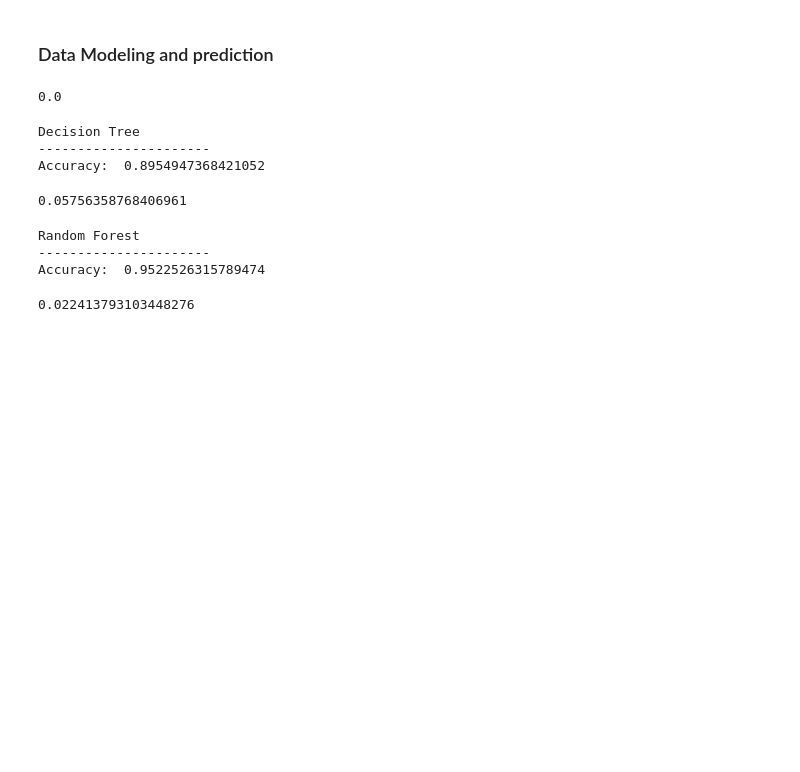
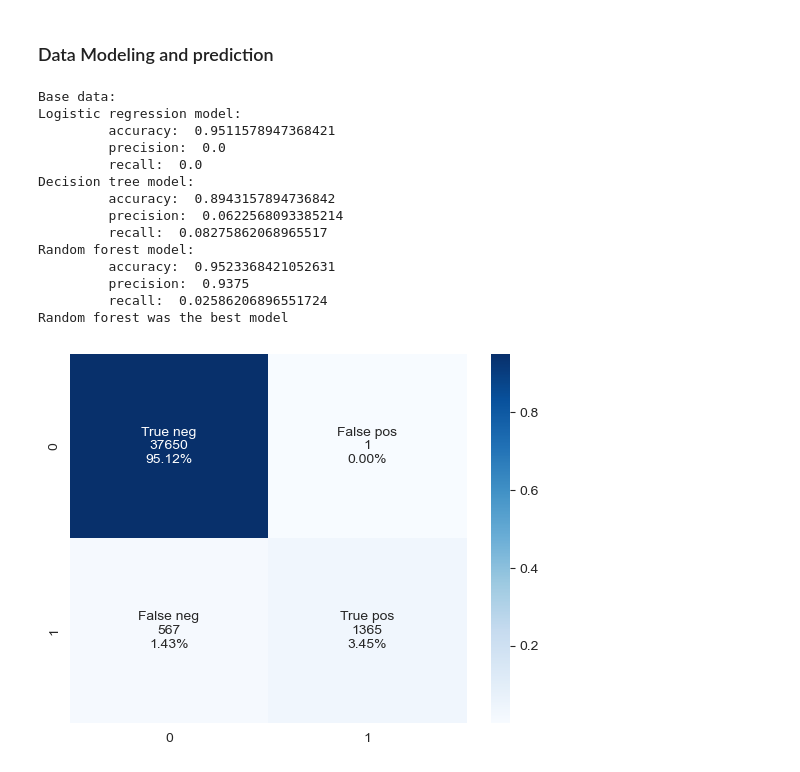
Before and after one commit to schuberte2026/DS_Project, a Jupyter notebook: Data Cleaning.ipynb, the cells around one changed output. Saved outputs shown, nothing was run; the diff lists cells and outputs as text; code cells hidden in the pictures; blank space fills up the shorter version.

```diff
--- a/Data Cleaning.ipynb
+++ b/Data Cleaning.ipynb
@@ -213,41 +350,3 @@ del x_test["Fraudulent"]
 scaler = preprocessing.StandardScaler().fit(x_train)
 x_train_scaled = scaler.transform(x_train)
 x_test_scaled = scaler.transform(x_test)
-# %%
-#Logistic Regressor
-lr_model = LogisticRegression().fit(x_train_scaled, y_train)
-y_pred = lr_model.predict(x_test_scaled)
-#accuracy = accuracy_score(y_test, y_pred)
-#kfold_accuracy = cross_val_score(lr_model, x_test, y_test, cv=10)
-#print("Logistic Regressor\n----------------------\nAccuracy: ", accuracy)
-precision_score(y_test, y_pred)
-# %% [output]
-0.0
-# %%
-#Decision tree
-dt_model = DecisionTreeClassifier(random_state=0).fit(x_train, y_train)
-y_pred = dt_model.predict(x_test)
-accuracy = accuracy_score(y_test, y_pred)
-print("Decision Tree\n----------------------\nAccuracy: ", accuracy)
-np.unique(y_pred)
-precision_score(y_test, y_pred)
-recall_score(y_test, y_pred)
-# %% [output]
-Decision Tree
-----------------------
-Accuracy:  0.8954947368421052
-0.05756358768406961
-# %%
-#random forest
-rf_model = RandomForestClassifier().fit(x_train, y_train)
-y_pred = rf_model.predict(x_test)
-accuracy = accuracy_score(y_test, y_pred)
-print("Random Forest\n----------------------\nAccuracy: ", accuracy)
-np.unique(y_pred)
-precision_score(y_test, y_pred)
-recall_score(y_test, y_pred)
-# %% [output]
-Random Forest
-----------------------
-Accuracy:  0.9522526315789474
-0.022413793103448276
@@ -253,0 +412,19 @@ Accuracy:  0.9522526315789474
+# %%
+print("Base data:")
+try_models(x_train_scaled,x_test_scaled,y_train,y_test)
+# %% [output]
+Base data:
+Logistic regression model:
+         accuracy:  0.9511578947368421
+         precision:  0.0
+         recall:  0.0
+Decision tree model:
+         accuracy:  0.8943157894736842
+         precision:  0.0622568093385214
+         recall:  0.08275862068965517
+Random forest model:
+         accuracy:  0.9523368421052631
+         precision:  0.9375
+         recall:  0.02586206896551724
+Random forest was the best model
+[figure, added]
```
Also changed, not shown: parts of 29 cells of this notebook.
